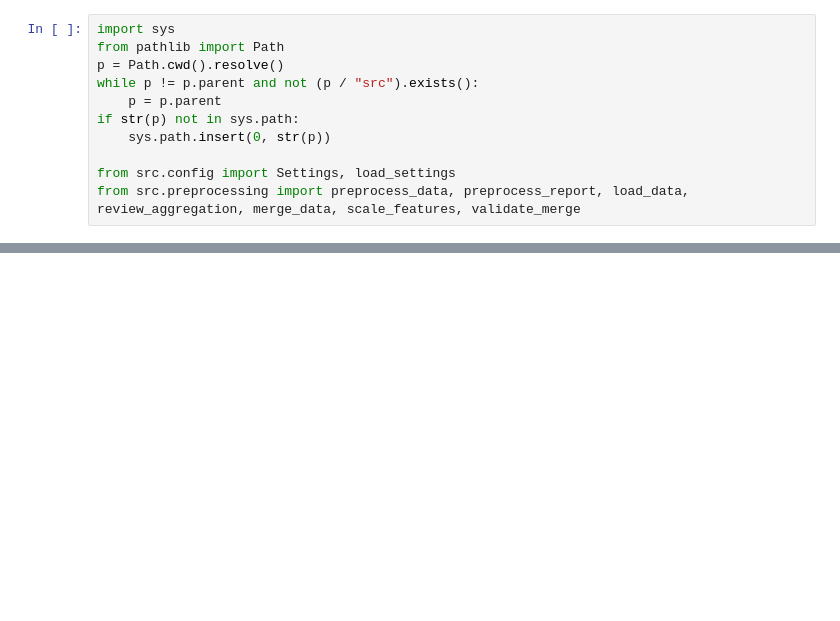
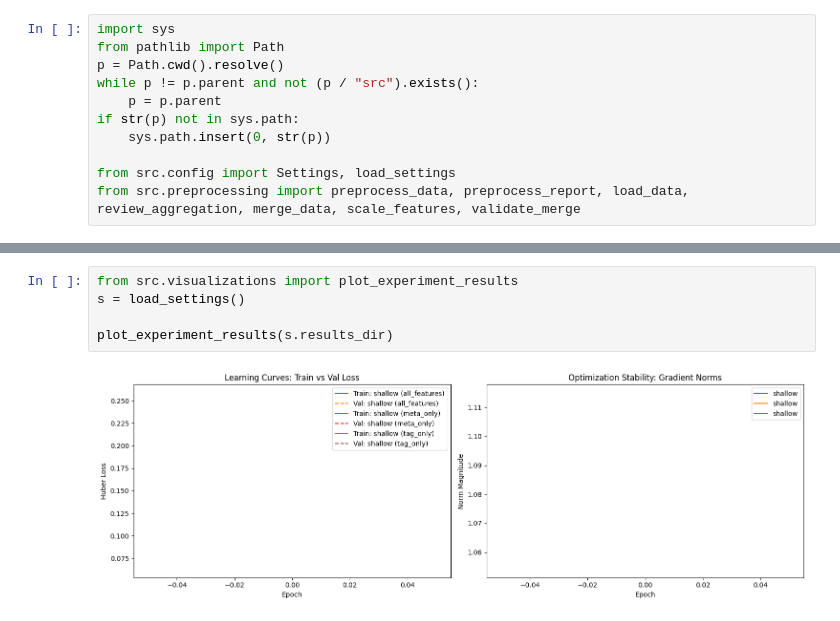
Before and after one commit to iauger/RecipeFeedback-ResNet, a Jupyter notebook: notebooks/testing.ipynb, the cells around one changed output, grey strips where cells are left out. Cells and saved outputs as stored; diff of their text form; blank space fills up the shorter version.

Commit message:
Add viz module and experimentation main

```diff
--- a/notebooks/testing.ipynb
+++ b/notebooks/testing.ipynb
@@ -40,0 +39,7 @@ ing_fresh_ground_pepper: mean=0.0145, std=0.1196, min=0.0000, max=1.0000
+# %%
+from src.visualizations import plot_experiment_results
+s = load_settings()
+
+plot_experiment_results(s.results_dir)
+# %% [output]
+[figure, added]
```
Also changed, not shown: parts of 4 cells of this notebook, 6 other files.
